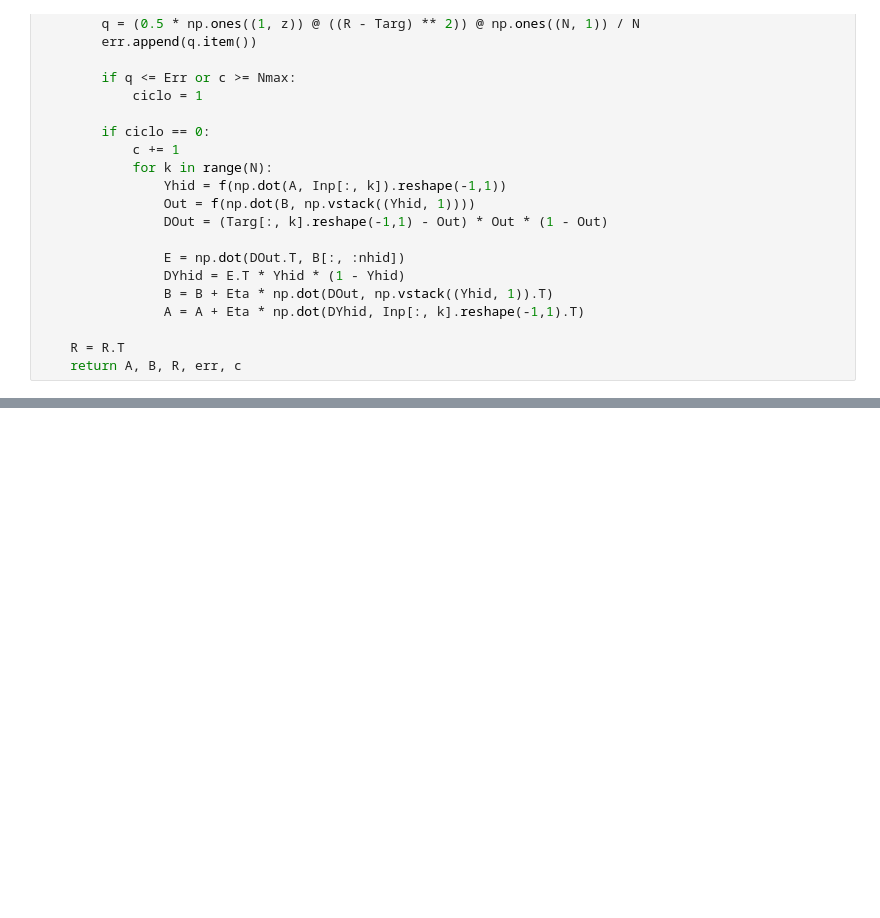
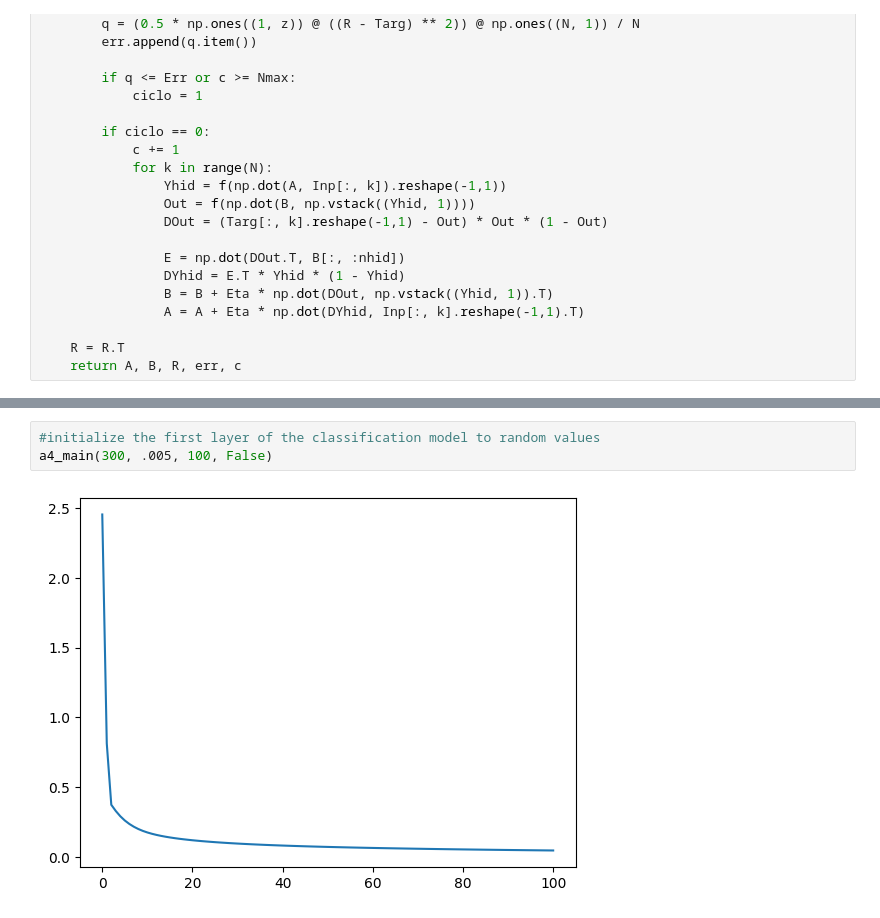
Before and after one commit to valentinagliozzi/NNCourse, a Jupyter notebook: a4.ipynb, the cells around one changed output, grey strips where cells are left out. Saved outputs shown, nothing was run; the diff lists cells and outputs as text; blank space fills up the shorter version.

```diff
--- a/a4.ipynb
+++ b/a4.ipynb
@@ -296,0 +317,5 @@ a4_main(300, .02, .005, 1000)
+# %%
+#initialize the first layer of the classification model to random values
+a4_main(300, .005, 100, False)
+# %% [output]
+[figure, added]
```
Also changed, not shown: parts of 9 cells of this notebook.
